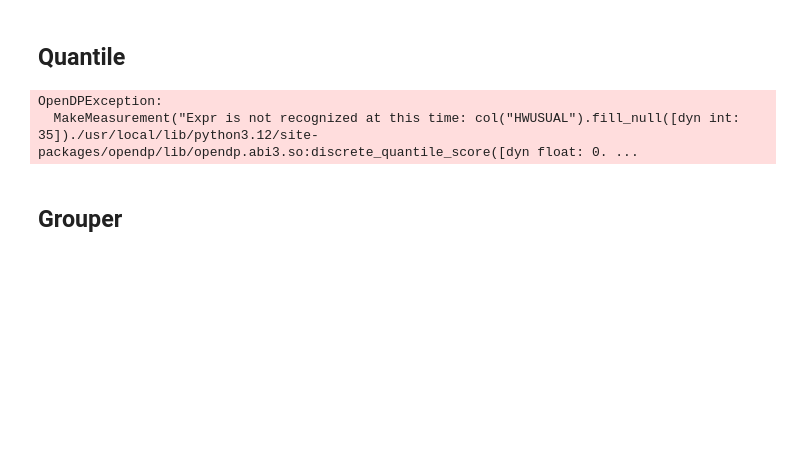
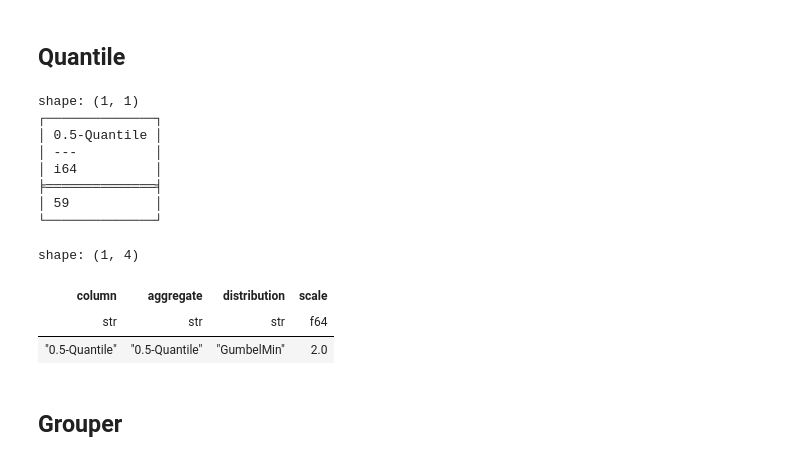
Before and after one commit to InseeFrLab/diff-privacy-OpenDP, a Jupyter notebook: intro_opendp/context_opendp.ipynb, the cells around one changed output. Cells and saved outputs as stored; diff of their text form; code cells hidden in the pictures; blank space fills up the shorter version.

```diff
--- a/intro_opendp/context_opendp.ipynb
+++ b/intro_opendp/context_opendp.ipynb
@@ -247,25 +251,50 @@ shape: (2, 5)
 # %% [markdown]
 ## Quantile
 # %%
+context = dp.Context.compositor(
+    # Many columns contain mixtures of strings and numbers and cannot be parsed as floats,
+    # so we'll set `ignore_errors` to true to avoid conversion errors.
+    data=pl.scan_csv(dp.examples.get_france_lfs_path(), ignore_errors=True),
+    privacy_unit=dp.unit_of(contributions=1),
+    privacy_loss=dp.loss_of(epsilon=1.0),
+    split_evenly_over=1,
+    margins=[
+        dp.polars.Margin(
+            # the biggest (and only) partition is no larger than
+            #    France population * number of quarters
+            max_partition_length=60_000_000 * 36
+        ),
+    ],
+)
+
 candidates = list(range(20, 60))
 
 query_multi_quantiles = (
     context.query()
-    .filter(pl.col.HWUSUAL != 99.0)
     .select(
         pl.col.HWUSUAL
         .fill_null(35)
         .dp.quantile(a, candidates)
         .alias(f"{a}-Quantile")
-        for a in [0.25, 0.5, 0.75]
+        for a in [0.5]
     )
 )
 
 print(query_multi_quantiles.release().collect())
 query_multi_quantiles.summarize()
 # %% [output]
-OpenDPException:
-  MakeMeasurement("Expr is not recognized at this time: col("HWUSUAL").fill_null([dyn int: 35])./usr/local/lib/python3.12/site-packages/opendp/lib/opendp.abi3.so:discrete_quantile_score([dyn float: 0. ...
+shape: (1, 1)
+┌──────────────┐
+│ 0.5-Quantile │
+│ ---          │
+│ i64          │
+╞══════════════╡
+│ 59           │
+└──────────────┘
+shape: (1, 4)
+| column | aggregate | distribution | scale |
+| str | str | str | f64 |
+| "0.5-Quantile" | "0.5-Quantile" | "GumbelMin" | 2.0 |
 # %% [markdown]
 ## Grouper
 # %% [markdown]
```
Also changed, not shown: parts of 5 cells of this notebook, 5 other files.
